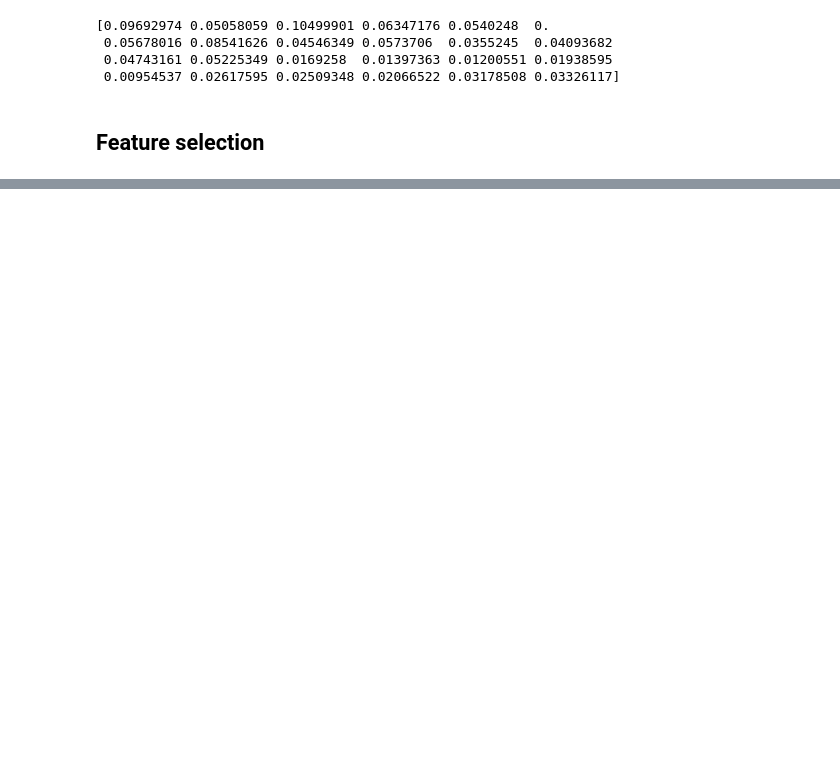
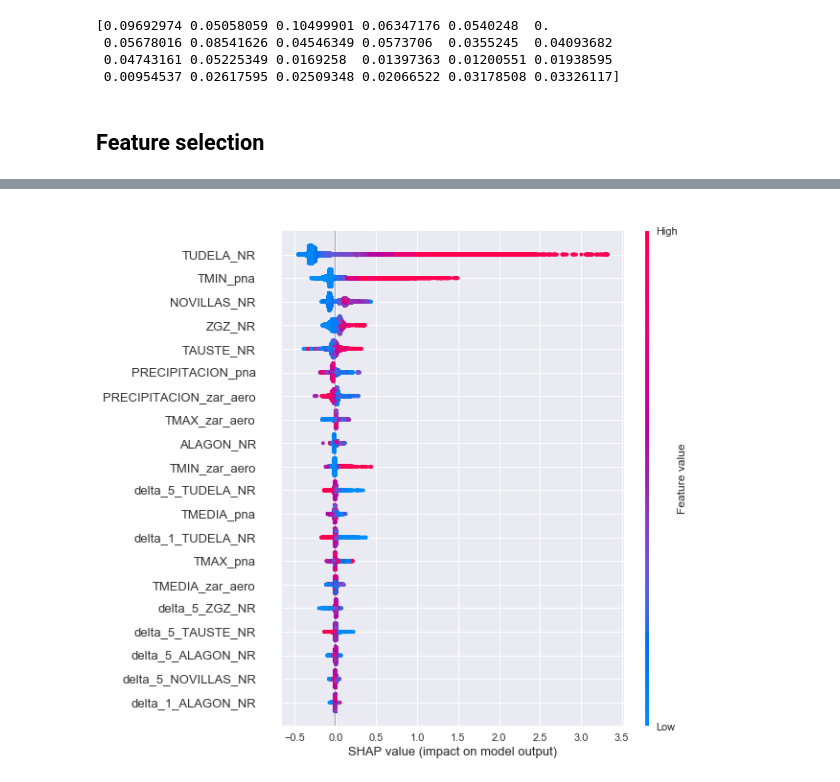
Before and after one commit to mlopezcaballero/Apsu, a Jupyter notebook: notebooks/data_preparation.ipynb, the cells around one changed output, grey strips where cells are left out. Saved outputs shown, nothing was run; the diff lists cells and outputs as text; code cells hidden in the pictures; blank space fills up the shorter version.

```diff
--- a/notebooks/data_preparation.ipynb
+++ b/notebooks/data_preparation.ipynb
@@ -411,0 +441,4 @@ print(xgb.feature_importances_)
+# %%
+shap.summary_plot(shap_values, x_train)
+# %% [output]
+[figure, added]
```
Also changed, not shown: parts of 10 cells of this notebook.
